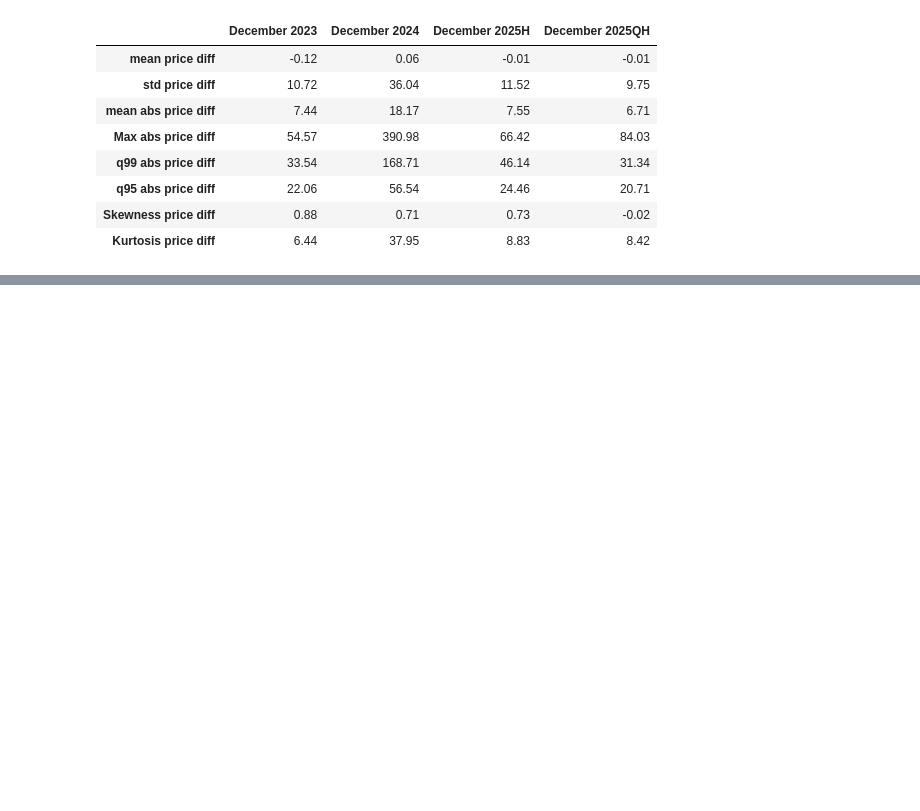
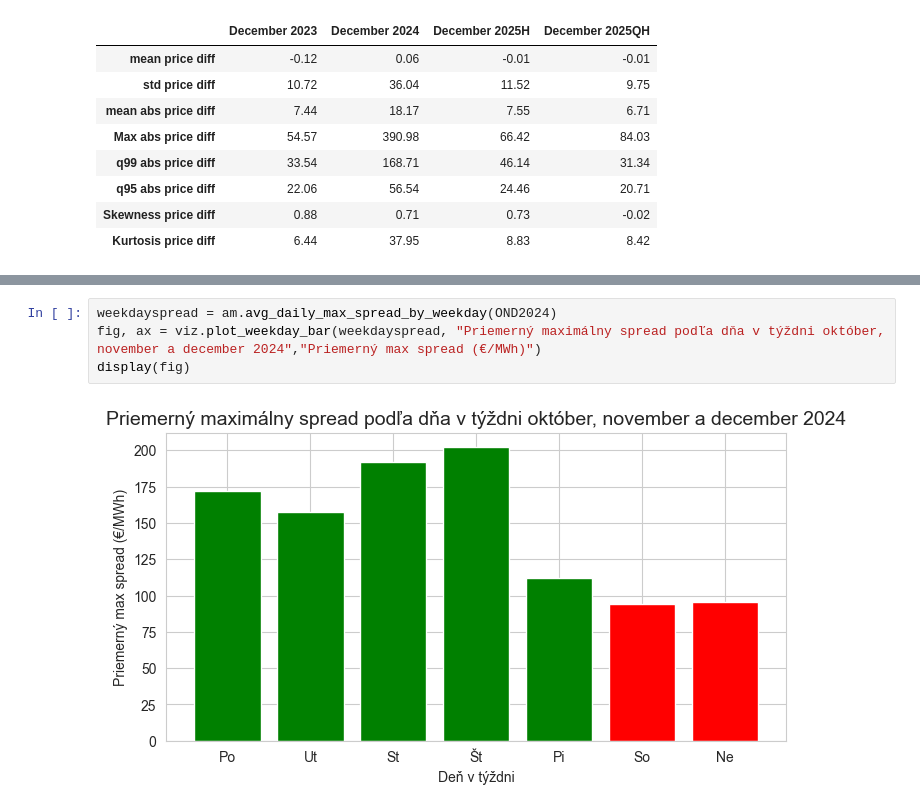
Before and after one commit to Michalzub/Bakalarka-Trh-s-energiou, a Jupyter notebook: printer.ipynb, the cells around one changed output, grey strips where cells are left out. Cells and saved outputs as stored; diff of their text form; blank space fills up the shorter version.

```diff
--- a/printer.ipynb
+++ b/printer.ipynb
@@ -144,0 +133,6 @@ display(fig)
+# %%
+weekdayspread = am.avg_daily_max_spread_by_weekday(OND2024)
+fig, ax = viz.plot_weekday_bar(weekdayspread, "Priemerný maximálny spread podľa dňa v týždni október, november a december 2024","Priemerný max spread (€/MWh)")
+display(fig)
+# %% [output]
+[figure, added]
```
Also changed, not shown: parts of 4 cells of this notebook, 5 other files.
